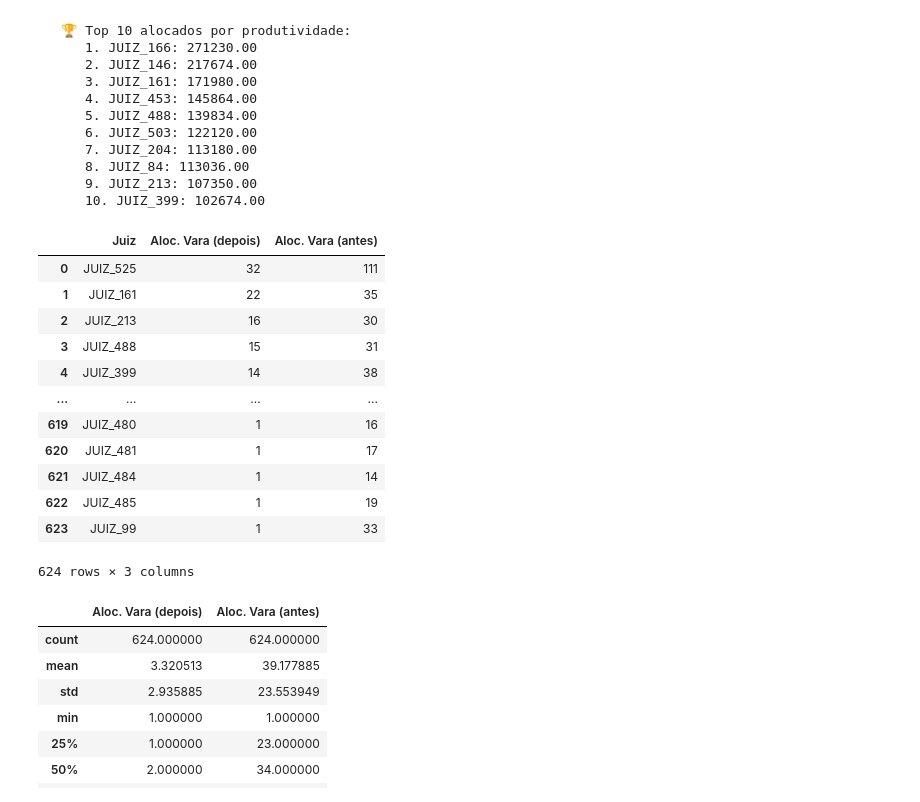
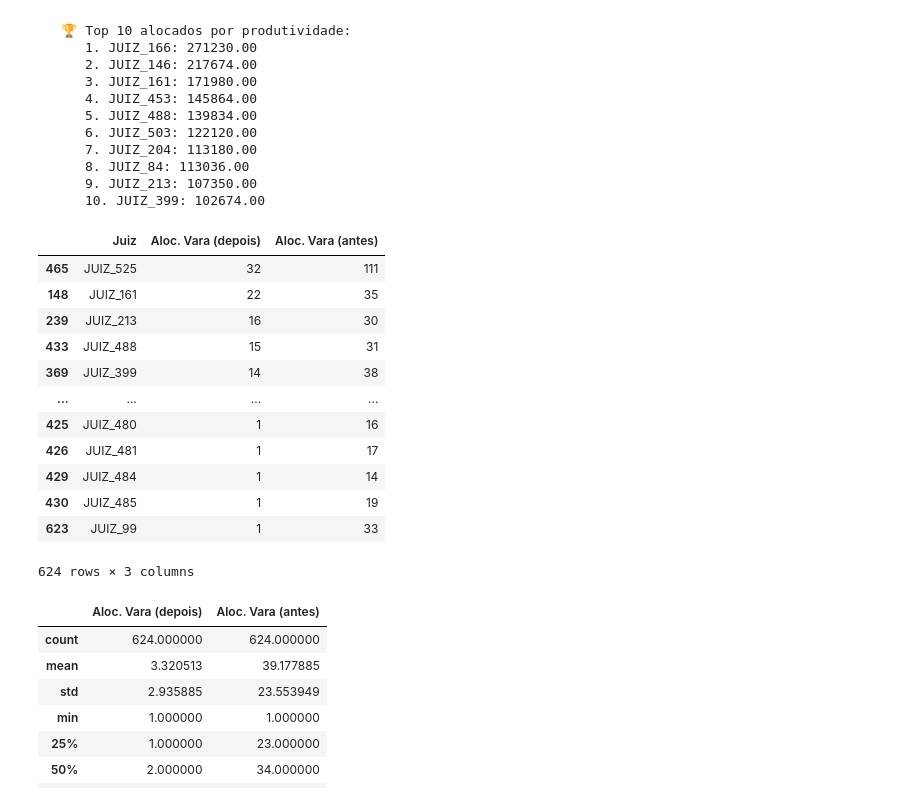
Before and after one commit to houstonsantos/max-jud-tjba, a Jupyter notebook: src/model_tcc/max_jud.ipynb, the cells around one changed output. Saved outputs shown, nothing was run; the diff lists cells and outputs as text; code cells hidden in the pictures.

```diff
--- a/src/model_tcc/max_jud.ipynb
+++ b/src/model_tcc/max_jud.ipynb
@@ -450,3 +448,15 @@ df_processos[df_processos['juiz_str'] == 'JUIZ_166'].sort_values('vm_dt_moviment
 | 2916703 | 8013083-72.2024.8.05.0039 | 2024-12-20 02:32:46+00:00 | 115 | CAMACARI | 11453 | 2ª VARA DA FAZENDA PÚBLICA | PROFERIDO DESPACHO DE MERO EXPEDI... | ... |
 | 790559 | 8013860-57.2024.8.05.0039 | 2024-12-20 02:32:31+00:00 | 115 | CAMACARI | 11453 | 2ª VARA DA FAZENDA PÚBLICA | PROFERIDO DESPACHO DE MERO EXPEDI... | ... |
 | 1835330 | 8014088-32.2024.8.05.0039 | 2024-12-20 02:32:03+00:00 | 115 | CAMACARI | 11453 | 2ª VARA DA FAZENDA PÚBLICA | PROFERIDO DESPACHO DE MERO EXPEDI... | ... |
+# %%
+# Criando df do némero de varas por juiz
+df_juiz_x_vara = (
+    df_processos.groupby('juiz_str')['vara_str']
+    .nunique()
+    .reset_index()
+    .sort_values('vara_str', ascending=False)
+)
+
+df_juiz_x_vara.columns = ['juiz_str', 'qtd_vara']
+df_juiz_x_vara.reset_index(drop=True, inplace=True)
+df_juiz_x_vara
@@ -1371,31 +1515,33 @@ produtividades_alocados = analisar_produtividade_alocados(modelo, juizes_alocado
 # %%
 # Criando df de comparação do némero de varas por juiz, antes e depois
 juiz_x_vara = (
     df_alocacoes.groupby('juiz')['vara']
     .nunique()
     .reset_index()
     .sort_values('vara', ascending=False)
-).reset_index(drop=True)
+)
 
 juiz_x_vara.columns = ['Juiz', 'Aloc. Vara (depois)']
 
 juiz_x_vara['Aloc. Vara (antes)'] = juiz_x_vara['Juiz'].map(
     N_it.set_index('juiz_str')[PERIODO_REFERENCIA]
 )
 
+#juiz_x_vara.sort_values(['Aloc. Vara (antes)'], ascending=False, inplace=True)
+
 juiz_x_vara
 # %% [output]
 |  | Juiz | Aloc. Vara (depois) | Aloc. Vara (antes) |
-| 0 | JUIZ_525 | 32 | 111 |
-| 1 | JUIZ_161 | 22 | 35 |
-| 2 | JUIZ_213 | 16 | 30 |
-| 3 | JUIZ_488 | 15 | 31 |
-| 4 | JUIZ_399 | 14 | 38 |
+| 465 | JUIZ_525 | 32 | 111 |
+| 148 | JUIZ_161 | 22 | 35 |
+| 239 | JUIZ_213 | 16 | 30 |
+| 433 | JUIZ_488 | 15 | 31 |
+| 369 | JUIZ_399 | 14 | 38 |
 | ... | ... | ... | ... |
-| 619 | JUIZ_480 | 1 | 16 |
-| 620 | JUIZ_481 | 1 | 17 |
-| 621 | JUIZ_484 | 1 | 14 |
-| 622 | JUIZ_485 | 1 | 19 |
+| 425 | JUIZ_480 | 1 | 16 |
+| 426 | JUIZ_481 | 1 | 17 |
+| 429 | JUIZ_484 | 1 | 14 |
+| 430 | JUIZ_485 | 1 | 19 |
 | 623 | JUIZ_99 | 1 | 33 |
 624 rows × 3 columns
 # %%
```
Also changed, not shown: parts of 18 cells of this notebook, 7 other files.
